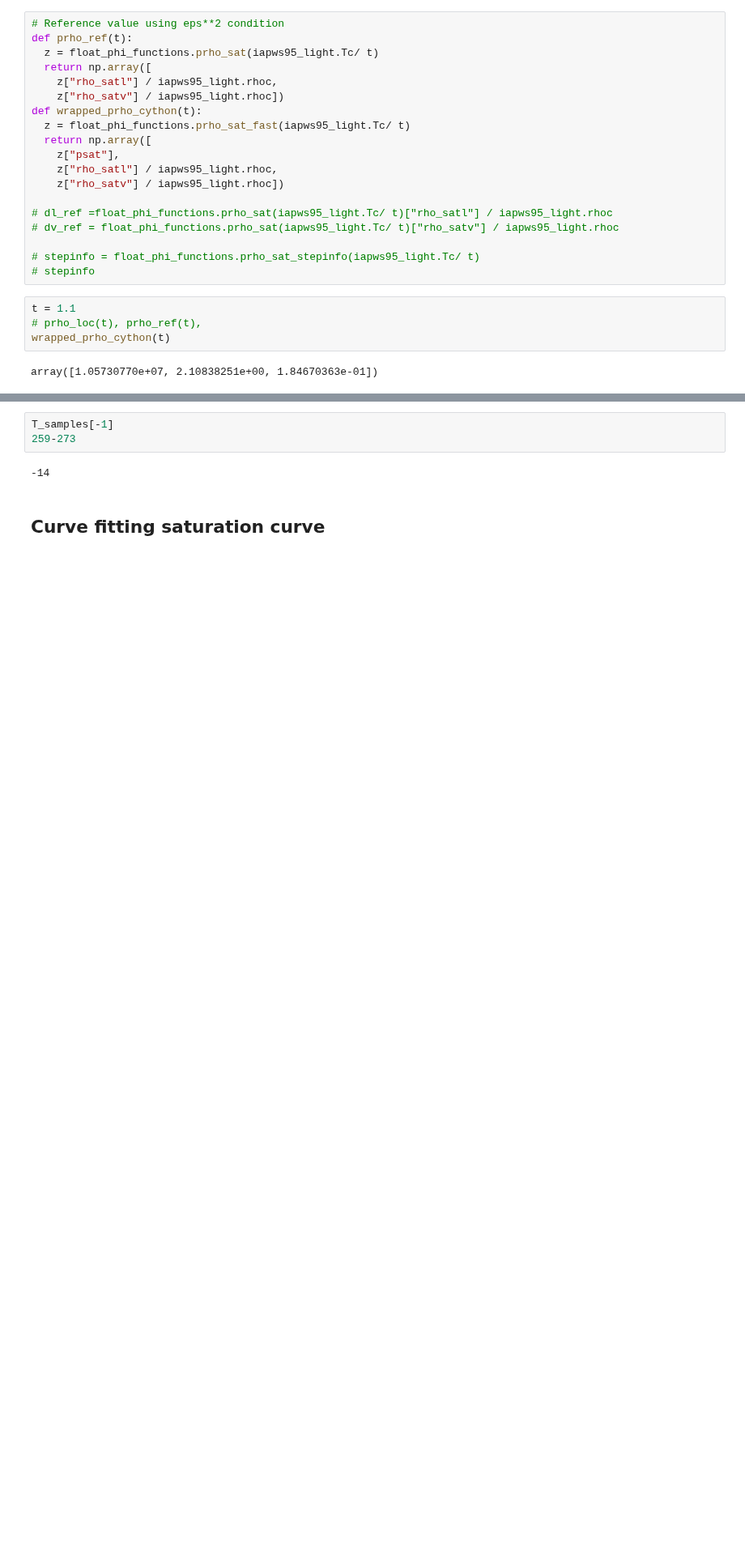
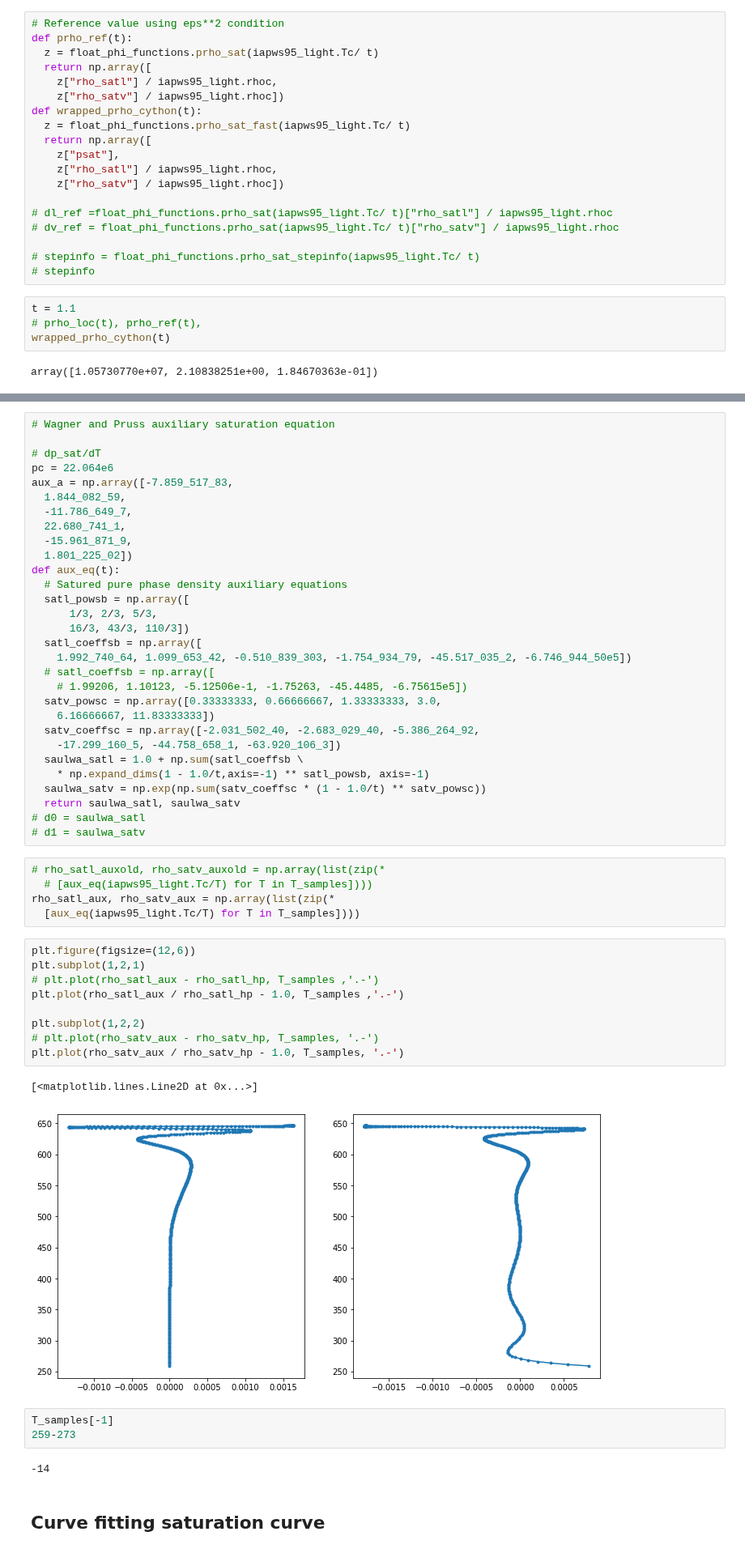
Before and after one commit to fredriclam/iapws95_light, a Jupyter notebook: water_tester.ipynb, the cells around one changed output, grey strips where cells are left out. Shown at 81% size. Cells and saved outputs as stored; diff of their text form; blank space fills up the shorter version.

```diff
--- a/water_tester.ipynb
+++ b/water_tester.ipynb
@@ -643,3 +709,50 @@ Text(0, 0.5, 'Sat pressure rel err')
+# %%
+# Wagner and Pruss auxiliary saturation equation
+
+# dp_sat/dT
+pc = 22.064e6
+aux_a = np.array([-7.859_517_83,
+  1.844_082_59,
+  -11.786_649_7,
+  22.680_741_1,
+  -15.961_871_9,
+  1.801_225_02])
+def aux_eq(t):
+  # Satured pure phase density auxiliary equations
+  satl_powsb = np.array([
+      1/3, 2/3, 5/3,
+      16/3, 43/3, 110/3])
+  satl_coeffsb = np.array([
+    1.992_740_64, 1.099_653_42, -0.510_839_303, -1.754_934_79, -45.517_035_2, -6.746_944_50e5])
+  # satl_coeffsb = np.array([
+    # 1.99206, 1.10123, -5.12506e-1, -1.75263, -45.4485, -6.75615e5])
+  satv_powsc = np.array([0.33333333, 0.66666667, 1.33333333, 3.0,
+    6.16666667, 11.83333333])
+  satv_coeffsc = np.array([-2.031_502_40, -2.683_029_40, -5.386_264_92,
+    -17.299_160_5, -44.758_658_1, -63.920_106_3])
+  saulwa_satl = 1.0 + np.sum(satl_coeffsb \
+    * np.expand_dims(1 - 1.0/t,axis=-1) ** satl_powsb, axis=-1)
+  saulwa_satv = np.exp(np.sum(satv_coeffsc * (1 - 1.0/t) ** satv_powsc))
+  return saulwa_satl, saulwa_satv
+# d0 = saulwa_satl
+# d1 = saulwa_satv
+# %%
+# rho_satl_auxold, rho_satv_auxold = np.array(list(zip(*
+  # [aux_eq(iapws95_light.Tc/T) for T in T_samples])))
+rho_satl_aux, rho_satv_aux = np.array(list(zip(*
+  [aux_eq(iapws95_light.Tc/T) for T in T_samples])))
+# %%
+plt.figure(figsize=(12,6))
+plt.subplot(1,2,1)
+# plt.plot(rho_satl_aux - rho_satl_hp, T_samples ,'.-')
+plt.plot(rho_satl_aux / rho_satl_hp - 1.0, T_samples ,'.-')
+
+plt.subplot(1,2,2)
+# plt.plot(rho_satv_aux - rho_satv_hp, T_samples, '.-')
+plt.plot(rho_satv_aux / rho_satv_hp - 1.0, T_samples, '.-')
+# %% [output]
+[<matplotlib.lines.Line2D at 0x...>]
+[figure, added]
 # %%
 T_samples[-1]
 259-273
```
Also changed, not shown: parts of 11 cells of this notebook, 1 other file.
